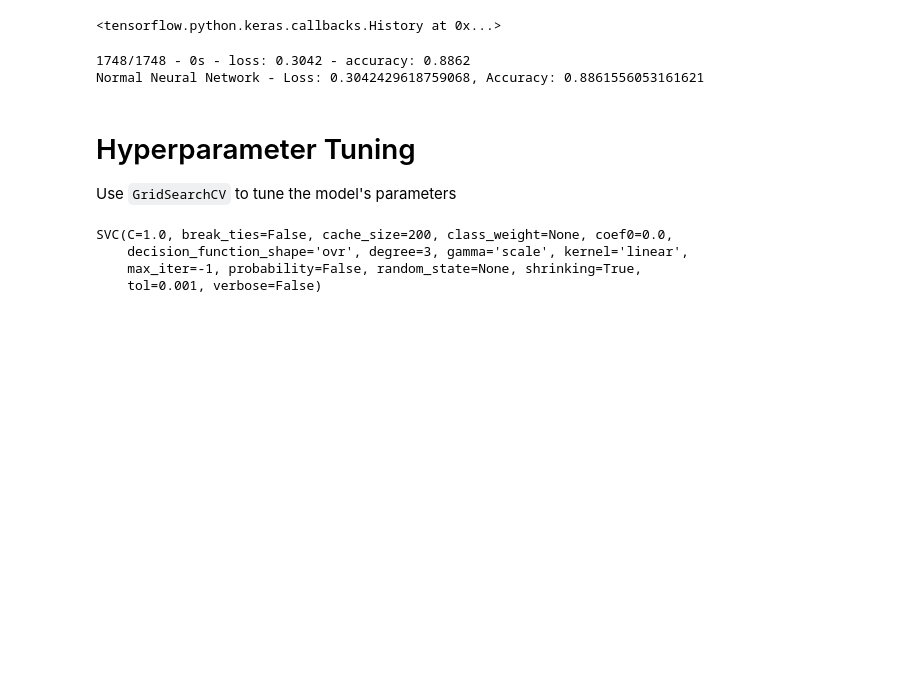
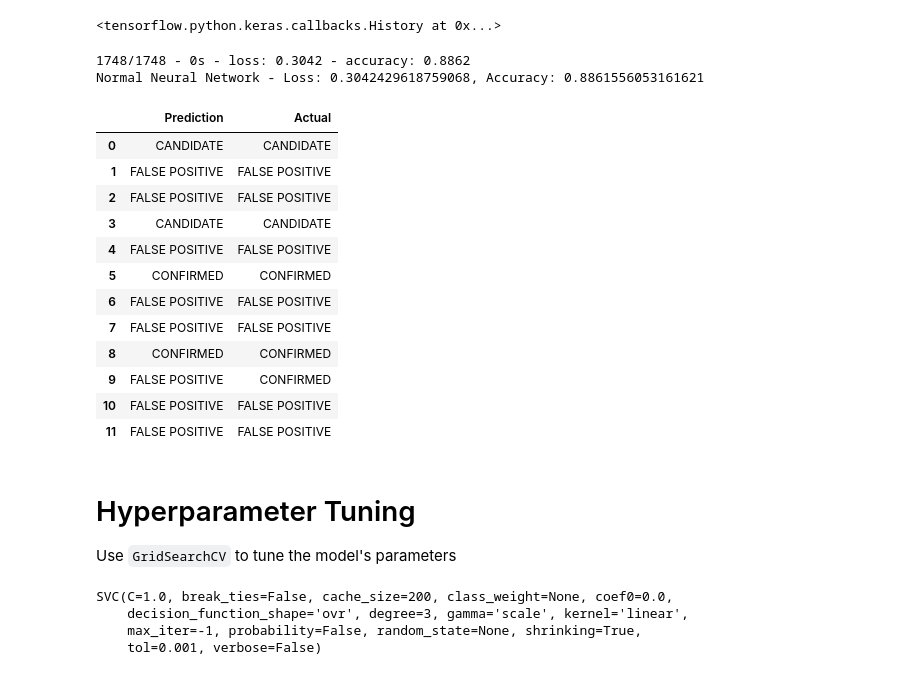
Before and after one commit to ramneekc/Exoplanet-Exploration, a Jupyter notebook: model_1.ipynb, the cells around one changed output. Drawn from its saved outputs; the diff is of its cells as text; code cells hidden in the pictures; blank space fills up the shorter version.

```diff
--- a/model_1.ipynb
+++ b/model_1.ipynb
@@ -191,6 +191,24 @@ print(f"Normal Neural Network - Loss: {model_loss}, Accuracy: {model_accuracy}")
 # %% [output]
 1748/1748 - 0s - loss: 0.3042 - accuracy: 0.8862
 Normal Neural Network - Loss: 0.3042429618759068, Accuracy: 0.8861556053161621
+# %%
+encoded_predictions = model.predict_classes(X_test_scaled[:12])
+prediction_labels = label_encoder.inverse_transform(encoded_predictions)
+pd.DataFrame({"Prediction": prediction_labels, "Actual": y_test[:12]}).reset_index(drop=True)
+# %% [output]
+|  | Prediction | Actual |
+| 0 | CANDIDATE | CANDIDATE |
+| 1 | FALSE POSITIVE | FALSE POSITIVE |
+| 2 | FALSE POSITIVE | FALSE POSITIVE |
+| 3 | CANDIDATE | CANDIDATE |
+| 4 | FALSE POSITIVE | FALSE POSITIVE |
+| 5 | CONFIRMED | CONFIRMED |
+| 6 | FALSE POSITIVE | FALSE POSITIVE |
+| 7 | FALSE POSITIVE | FALSE POSITIVE |
+| 8 | CONFIRMED | CONFIRMED |
+| 9 | FALSE POSITIVE | CONFIRMED |
+| 10 | FALSE POSITIVE | FALSE POSITIVE |
+| 11 | FALSE POSITIVE | FALSE POSITIVE |
 # %% [markdown]
 # Hyperparameter Tuning
 
```
Also changed, not shown: parts of 3 cells of this notebook.
